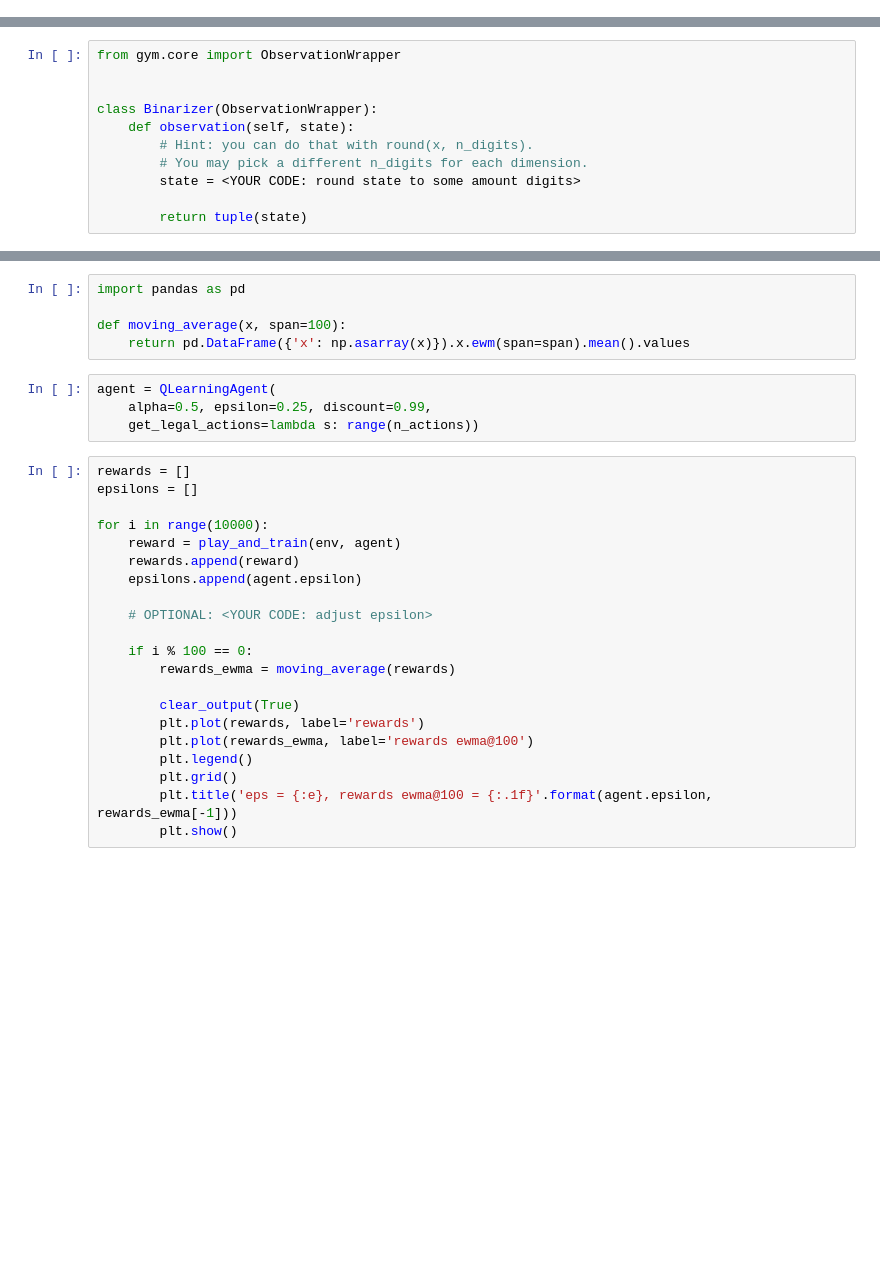
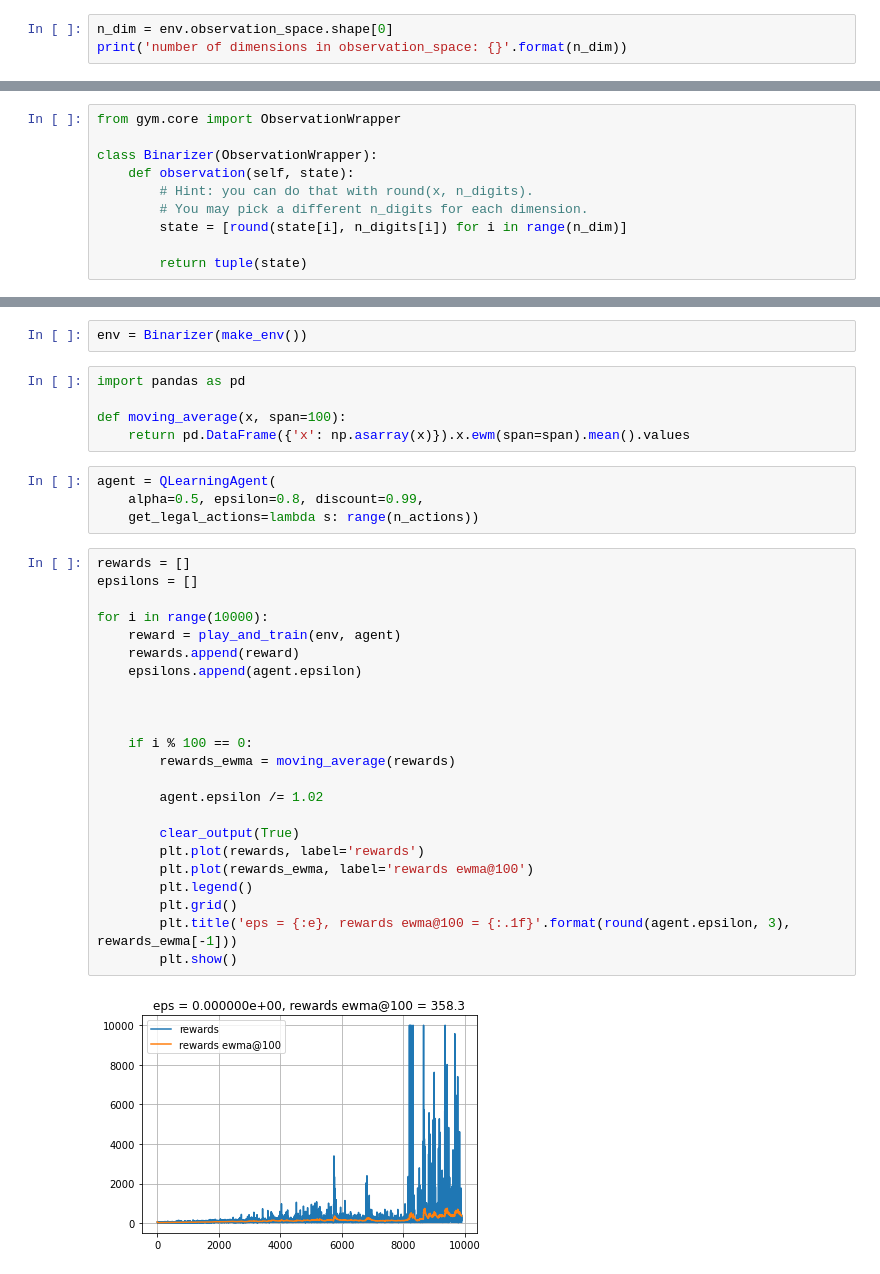
Before and after one commit to ivan-shargin/Practical_RL, a Jupyter notebook: week03_model_free/seminar_qlearning.ipynb, the cells around one changed output, grey strips where cells are left out. Saved outputs shown, nothing was run; the diff lists cells and outputs as text; blank space fills up the shorter version.

```diff
--- a/week03_model_free/seminar_qlearning.ipynb
+++ b/week03_model_free/seminar_qlearning.ipynb
@@ -216,0 +223,3 @@ plt.imshow(env.render('rgb_array'))
+# %%
+n_dim = env.observation_space.shape[0]
+print('number of dimensions in observation_space: {}'.format(n_dim))
@@ -250,13 +261,12 @@ visualize_cartpole_observation_distribution(seen_observations)
 ## Binarize environment
 # %%
 from gym.core import ObservationWrapper
-
 
 class Binarizer(ObservationWrapper):
     def observation(self, state):
         # Hint: you can do that with round(x, n_digits).
         # You may pick a different n_digits for each dimension.
-        state = <YOUR CODE: round state to some amount digits>
+        state = [round(state[i], n_digits[i]) for i in range(n_dim)]
 
         return tuple(state)
 # %%
@@ -291,3 +305,5 @@ A reasonable agent should attain an average reward of at least 50.
+# %%
+env = Binarizer(make_env())
 # %%
 import pandas as pd
 
@@ -295,28 +311,32 @@ def moving_average(x, span=100):
     return pd.DataFrame({'x': np.asarray(x)}).x.ewm(span=span).mean().values
 # %%
 agent = QLearningAgent(
-    alpha=0.5, epsilon=0.25, discount=0.99,
+    alpha=0.5, epsilon=0.8, discount=0.99,
     get_legal_actions=lambda s: range(n_actions))
 # %%
 rewards = []
 epsilons = []
 
 for i in range(10000):
     reward = play_and_train(env, agent)
     rewards.append(reward)
     epsilons.append(agent.epsilon)
 
-    # OPTIONAL: <YOUR CODE: adjust epsilon>
+
 
     if i % 100 == 0:
         rewards_ewma = moving_average(rewards)
+
+        agent.epsilon /= 1.02
 
         clear_output(True)
         plt.plot(rewards, label='rewards')
         plt.plot(rewards_ewma, label='rewards ewma@100')
         plt.legend()
         plt.grid()
-        plt.title('eps = {:e}, rewards ewma@100 = {:.1f}'.format(agent.epsilon, rewards_ewma[-1]))
+        plt.title('eps = {:e}, rewards ewma@100 = {:.1f}'.format(round(agent.epsilon, 3), rewards_ewma[-1]))
         plt.show()
+# %% [output]
+[figure, added]
 # %%
 print('Your agent has learned {} Q-values.'.format(len(agent._qvalues)))
```
Also changed, not shown: parts of 7 cells of this notebook, 1 other file.
